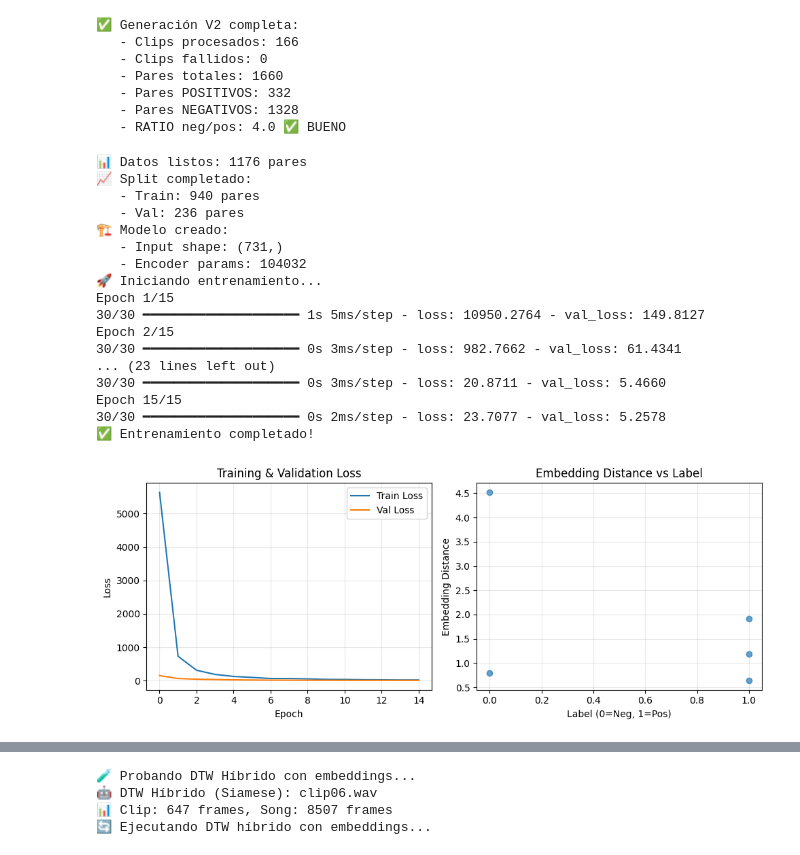
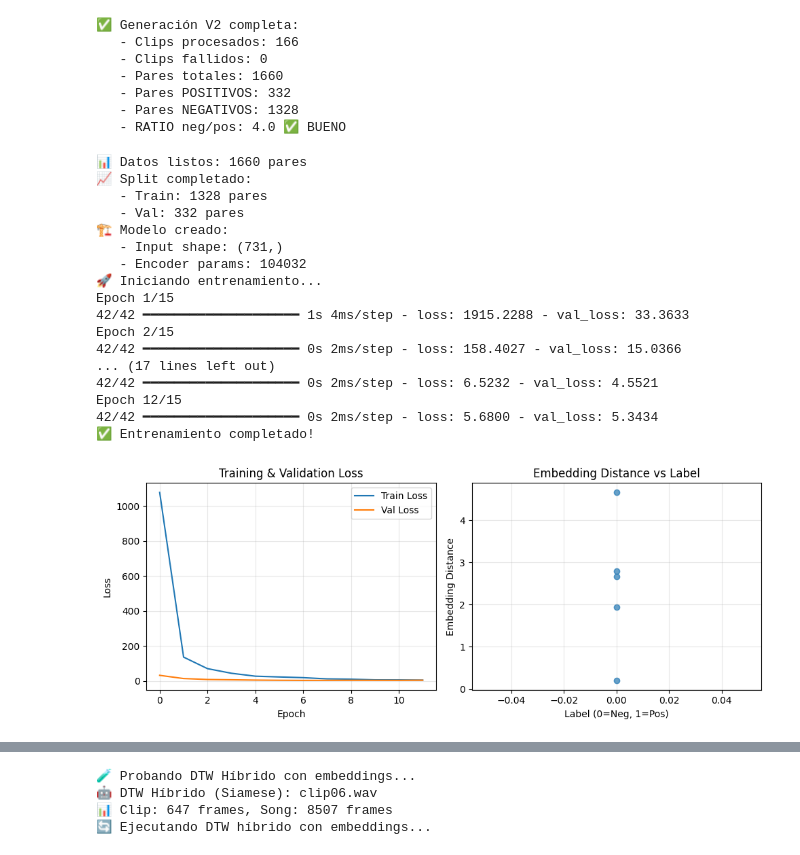
Before and after one commit to Monse125/Syntrack, a Jupyter notebook: modelos_prehistoricos/05_me_voy_a_matar_v2.ipynb, the cells around one changed output, grey strips where cells are left out. Drawn from its saved outputs; the diff is of its cells as text; code cells hidden in the pictures.

Commit message:
holasi: Modelo definitivo + un analisis a un test con 30 canciones modelohibrido vs baseline. SALUDOS

```diff
--- a/05_me_voy_a_matar_v2.ipynb
+++ b/modelos_prehistoricos/05_me_voy_a_matar_v2.ipynb
@@ -624,16 +624,16 @@ anchors_v2, others_v2, labels_v2 = generate_training_pairs_v2(df_validos, max_cl
 # ===============================================
 
 # Verificar que tenemos datos
-if len(anchors) == 0:
+if len(anchors_v2) == 0:
     print("❌ No se generaron datos de entrenamiento")
 else:
-    print(f"📊 Datos listos: {len(anchors)} pares")
+    print(f"📊 Datos listos: {len(anchors_v2)} pares")
 
     # Split train/validation
     from sklearn.model_selection import train_test_split
 
     A_train, A_val, O_train, O_val, y_train, y_val = train_test_split(
-        anchors, others, labels, test_size=0.2, random_state=42, stratify=labels
+        anchors_v2, others_v2, labels_v2, test_size=0.2, random_state=42, stratify=labels_v2
     )
 
     print(f"📈 Split completado:")
@@ -648,7 +648,7 @@ else:
     val_dataset = val_dataset.batch(32).prefetch(tf.data.AUTOTUNE)
 
     # Crear y compilar modelo
-    input_shape = (anchors.shape[1],)  # Shape de features flattened
+    input_shape = (anchors_v2.shape[1],)  # Shape de features flattened
     encoder = build_siamese_encoder(input_shape)
     siamese_model = SiameseModel(encoder, margin=3.0)
 
@@ -708,41 +708,41 @@ else:
     plt.grid(True, alpha=0.3)
 
     plt.tight_layout()
     plt.show()
 
     # Estadísticas finales
     final_train_loss = history.history['loss'][-1]
     final_val_loss = history.history['val_loss'][-1]
 
     print(f"📊 Resultados finales:")
     print(f"   - Train Loss: {final_train_loss:.4f}")
     print(f"   - Val Loss: {final_val_loss:.4f}")
     print(f"   - Overfitting: {'⚠️ SÍ' if final_val_loss > final_train_loss * 1.5 else '✅ NO'}")
 
     # Test de separación de embeddings
     pos_distances = distances[test_labels == 1]
     neg_distances = distances[test_labels == 0]
 
     if len(pos_distances) > 0 and len(neg_distances) > 0:
         separation = np.mean(neg_distances) - np.mean(pos_distances)
         print(f"   - Separación embeddings: {separation:.4f} {'✅ BUENA' if separation > 0.1 else '⚠️ MEJORABLE'}")
 # %% [output]
-📊 Datos listos: 1176 pares
+📊 Datos listos: 1660 pares
 📈 Split completado:
-   - Train: 940 pares
-   - Val: 236 pares
+   - Train: 1328 pares
+   - Val: 332 pares
 🏗️ Modelo creado:
    - Input shape: (731,)
    - Encoder params: 104032
 🚀 Iniciando entrenamiento...
 Epoch 1/15
-30/30 ━━━━━━━━━━━━━━━━━━━━ 1s 5ms/step - loss: 10950.2764 - val_loss: 149.8127
+42/42 ━━━━━━━━━━━━━━━━━━━━ 1s 4ms/step - loss: 1915.2288 - val_loss: 33.3633
 Epoch 2/15
-30/30 ━━━━━━━━━━━━━━━━━━━━ 0s 3ms/step - loss: 982.7662 - val_loss: 61.4341
-... (23 lines left out)
-30/30 ━━━━━━━━━━━━━━━━━━━━ 0s 3ms/step - loss: 20.8711 - val_loss: 5.4660
-Epoch 15/15
-30/30 ━━━━━━━━━━━━━━━━━━━━ 0s 2ms/step - loss: 23.7077 - val_loss: 5.2578
+42/42 ━━━━━━━━━━━━━━━━━━━━ 0s 2ms/step - loss: 158.4027 - val_loss: 15.0366
+... (17 lines left out)
+42/42 ━━━━━━━━━━━━━━━━━━━━ 0s 2ms/step - loss: 6.5232 - val_loss: 4.5521
+Epoch 12/15
+42/42 ━━━━━━━━━━━━━━━━━━━━ 0s 2ms/step - loss: 5.6800 - val_loss: 5.3434
 ✅ Entrenamiento completado!
-[figure, old version]
+[figure, new version]
 📊 Resultados finales:
```
Also changed, not shown: parts of 4 cells of this notebook, 2 other files.
